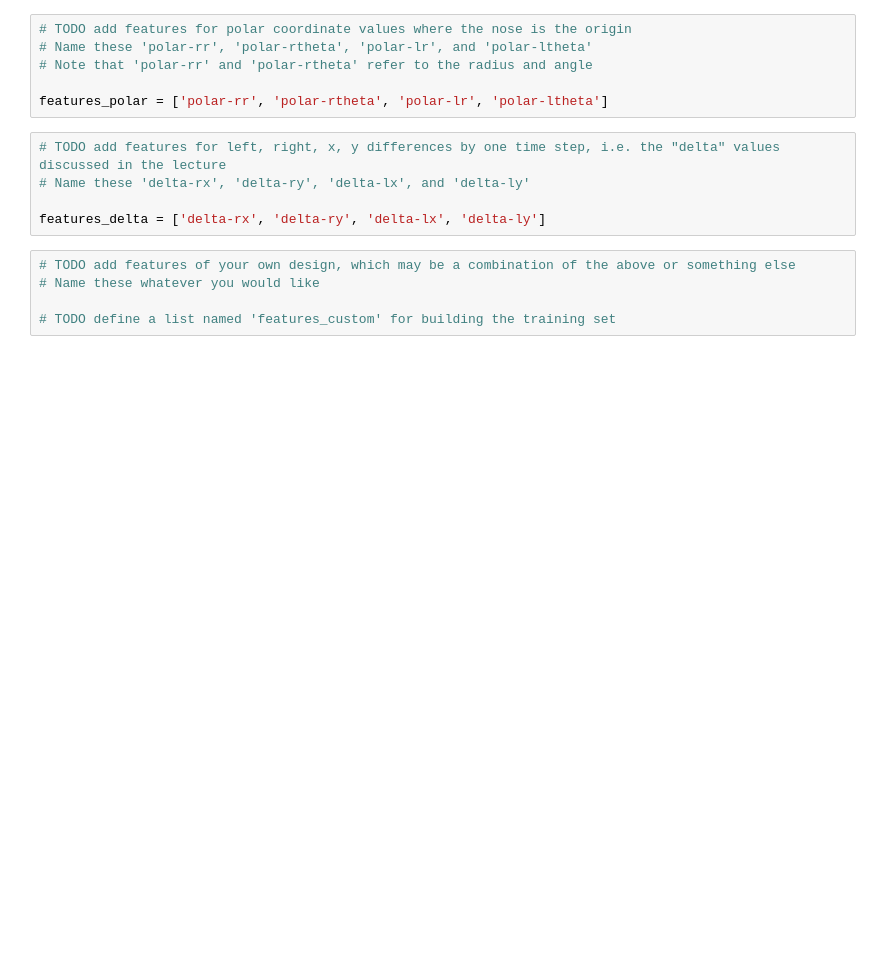
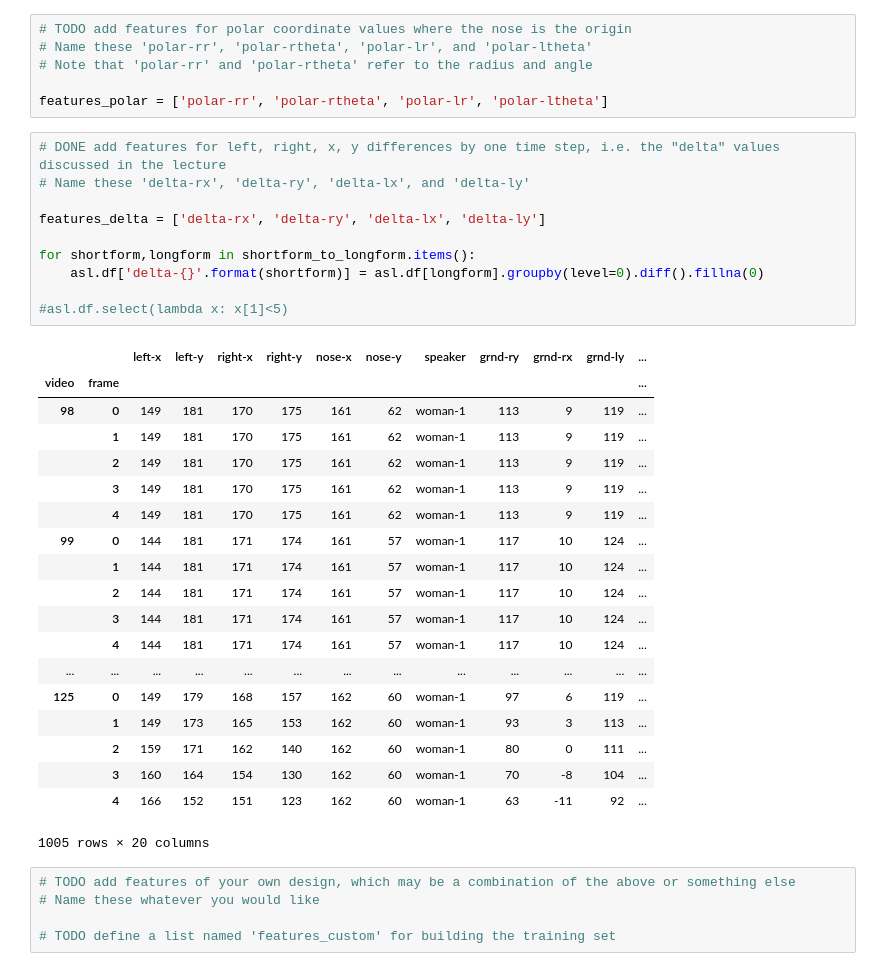
Before and after one commit to thoaionline/AIND-Recognizer, a Jupyter notebook: asl_recognizer.ipynb, the cells around one changed output. Saved outputs shown, nothing was run; the diff lists cells and outputs as text; blank space fills up the shorter version.

Commit message:
Finish adding delta-* features

```diff
--- a/asl_recognizer.ipynb
+++ b/asl_recognizer.ipynb
@@ -167,10 +245,35 @@ features_norm = ['norm-rx', 'norm-ry', 'norm-lx','norm-ly']
 
 features_polar = ['polar-rr', 'polar-rtheta', 'polar-lr', 'polar-ltheta']
 # %%
-# TODO add features for left, right, x, y differences by one time step, i.e. the "delta" values discussed in the lecture
+# DONE add features for left, right, x, y differences by one time step, i.e. the "delta" values discussed in the lecture
 # Name these 'delta-rx', 'delta-ry', 'delta-lx', and 'delta-ly'
 
 features_delta = ['delta-rx', 'delta-ry', 'delta-lx', 'delta-ly']
+
+for shortform,longform in shortform_to_longform.items():
+    asl.df['delta-{}'.format(shortform)] = asl.df[longform].groupby(level=0).diff().fillna(0)
+
+#asl.df.select(lambda x: x[1]<5)
+# %% [output]
+|  |  | left-x | left-y | right-x | right-y | nose-x | nose-y | speaker | grnd-ry | grnd-rx | grnd-ly | ... |
+| video | frame |  |  |  |  |  |  |  |  |  |  | ... |
+| 98 | 0 | 149 | 181 | 170 | 175 | 161 | 62 | woman-1 | 113 | 9 | 119 | ... |
+|  | 1 | 149 | 181 | 170 | 175 | 161 | 62 | woman-1 | 113 | 9 | 119 | ... |
+|  | 2 | 149 | 181 | 170 | 175 | 161 | 62 | woman-1 | 113 | 9 | 119 | ... |
+|  | 3 | 149 | 181 | 170 | 175 | 161 | 62 | woman-1 | 113 | 9 | 119 | ... |
+|  | 4 | 149 | 181 | 170 | 175 | 161 | 62 | woman-1 | 113 | 9 | 119 | ... |
+| 99 | 0 | 144 | 181 | 171 | 174 | 161 | 57 | woman-1 | 117 | 10 | 124 | ... |
+|  | 1 | 144 | 181 | 171 | 174 | 161 | 57 | woman-1 | 117 | 10 | 124 | ... |
+|  | 2 | 144 | 181 | 171 | 174 | 161 | 57 | woman-1 | 117 | 10 | 124 | ... |
+|  | 3 | 144 | 181 | 171 | 174 | 161 | 57 | woman-1 | 117 | 10 | 124 | ... |
+|  | 4 | 144 | 181 | 171 | 174 | 161 | 57 | woman-1 | 117 | 10 | 124 | ... |
+| ... | ... | ... | ... | ... | ... | ... | ... | ... | ... | ... | ... | ... |
+| 125 | 0 | 149 | 179 | 168 | 157 | 162 | 60 | woman-1 | 97 | 6 | 119 | ... |
+|  | 1 | 149 | 173 | 165 | 153 | 162 | 60 | woman-1 | 93 | 3 | 113 | ... |
+|  | 2 | 159 | 171 | 162 | 140 | 162 | 60 | woman-1 | 80 | 0 | 111 | ... |
+|  | 3 | 160 | 164 | 154 | 130 | 162 | 60 | woman-1 | 70 | -8 | 104 | ... |
+|  | 4 | 166 | 152 | 151 | 123 | 162 | 60 | woman-1 | 63 | -11 | 92 | ... |
+1005 rows × 20 columns
 # %%
 # TODO add features of your own design, which may be a combination of the above or something else
 # Name these whatever you would like
```
Also changed, not shown: parts of 17 cells of this notebook.
